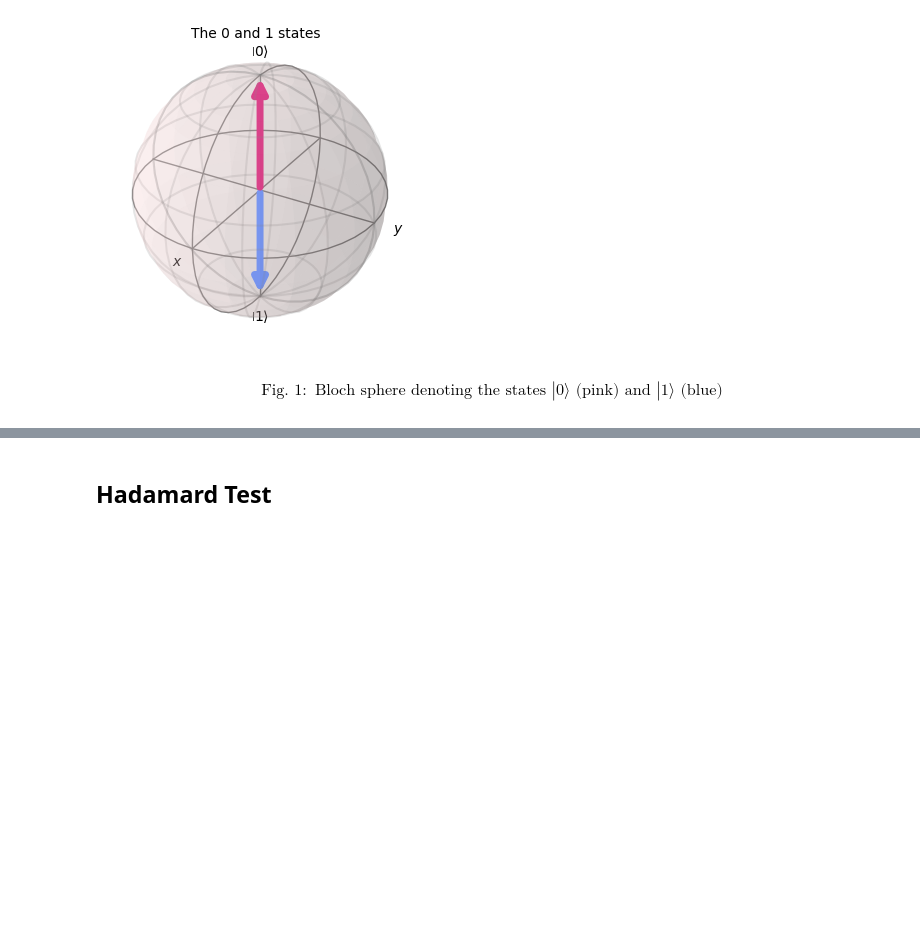
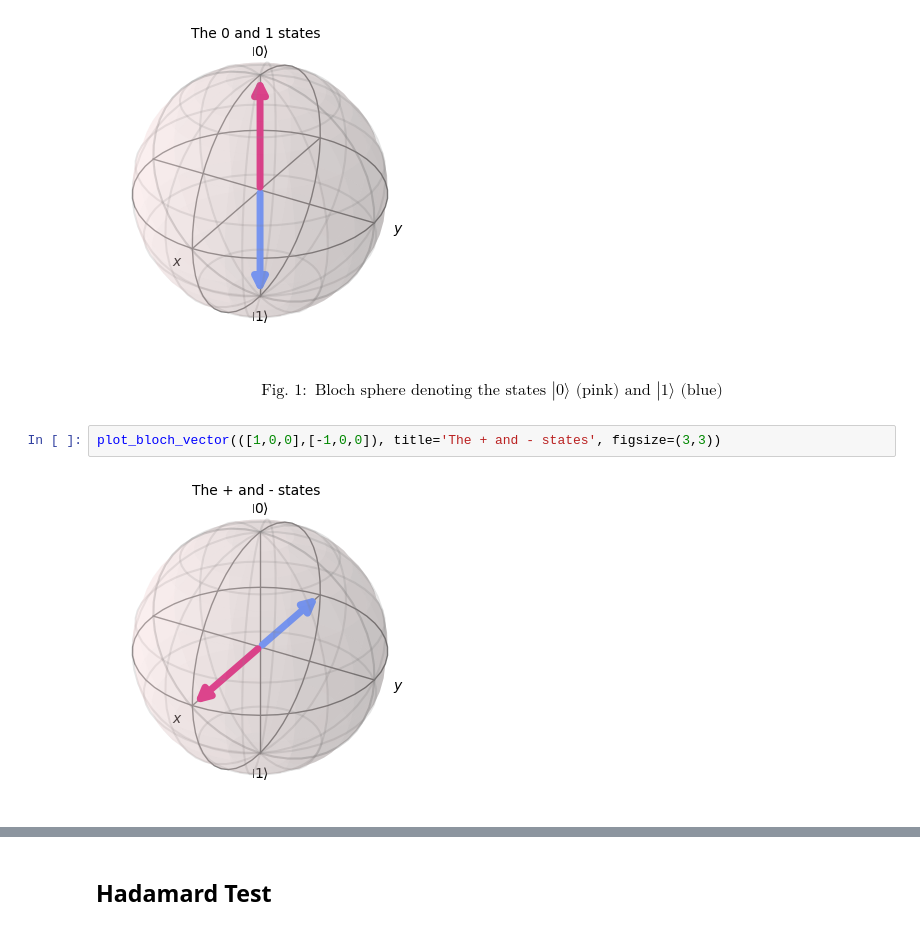
Before and after one commit to paulbruzzi/quantum-linear-algebra, a Jupyter notebook: Hadamard_Test.ipynb, the cells around one changed output, grey strips where cells are left out. Cells and saved outputs as stored; diff of their text form; blank space fills up the shorter version.

```diff
--- a/Hadamard_Test.ipynb
+++ b/Hadamard_Test.ipynb
@@ -46,3 +46,7 @@ plot_bloch_vector(([0,0,1],[0,0,-1]), title='The 0 and 1 states', figsize=(3,3))
 [figure]
 # %% [markdown]
 $$\text{Fig. }1:\text{ Bloch sphere denoting the states }|0\rangle \text{ (pink) and }|1\rangle\text{ (blue)}$$
+# %%
+plot_bloch_vector(([1,0,0],[-1,0,0]), title='The + and - states', figsize=(3,3))
+# %% [output]
+[figure, added]
```
Also changed, not shown: parts of 22 cells of this notebook.
